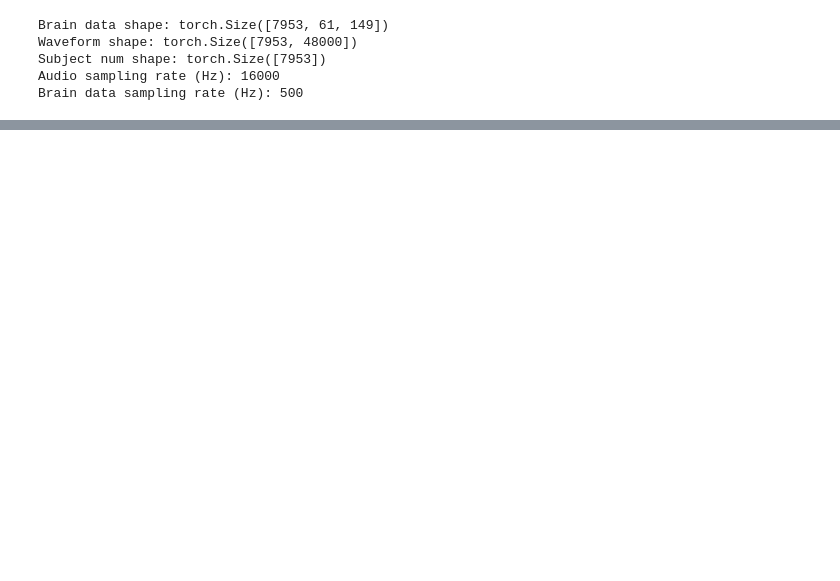
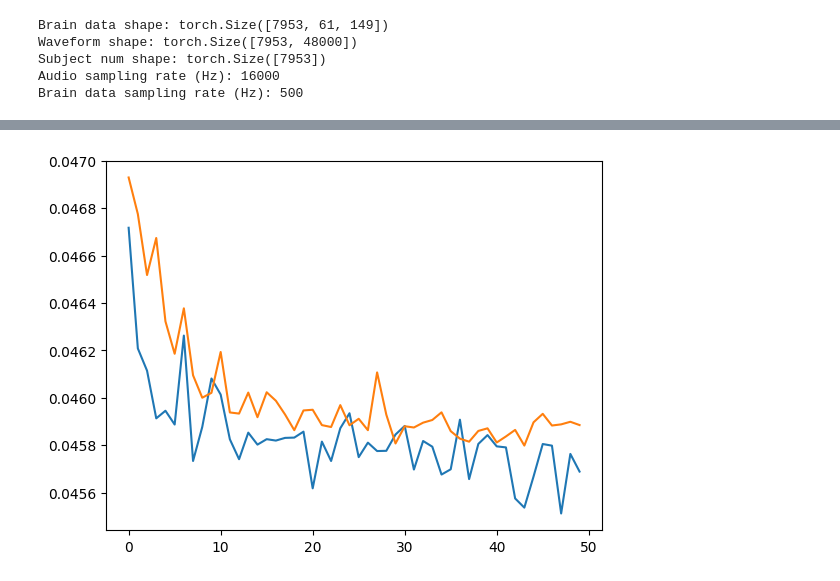
Before and after one commit to Cyb3rBlaze/Facebook-Decoding-Implementation, a Jupyter notebook: train.ipynb, the cells around one changed output, grey strips where cells are left out. Cells and saved outputs as stored; diff of their text form; code cells hidden in the pictures; blank space fills up the shorter version.

Commit message:
Finished segment classification benchmark script and fixed dataset loading

```diff
--- a/train.ipynb
+++ b/train.ipynb
@@ -129,7 +129,7 @@ class BrainDecoder(nn.Module):
     def __init__(self, input_channels, num_k, num_freq_bands, num_subjects):
         super().__init__()
 
-        self.spatial_attention = SpatialAttention(input_channels, 270, 32)
+        self.spatial_attention = SpatialAttention(input_channels, 270, 32, 0.1)
 
         self.conv1 = nn.Conv1d(270, 270, kernel_size=1)
 
@@ -196,7 +181,8 @@ exclude = [2, 7, 9, 23, 24, 27, 28, 29, 30, 31, 32, 33, 43, 46, 47, 49]
 
 dataset = CustomDataset(data_dir="./data/umich", T_out=T_out, num_subjects=num_subjects, exclude=exclude)
 
-train_set, val_set = torch.utils.data.random_split(dataset, [0.8, 0.2])
+train_set = torch.utils.data.Subset(dataset, range(int(len(dataset) * 0.8)))
+val_set = torch.utils.data.Subset(dataset, range(int(len(dataset) * 0.8), int(len(dataset))))
 
 train_loader = torch.utils.data.DataLoader(train_set, batch_size=batch_size, shuffle=True)
 val_loader = torch.utils.data.DataLoader(val_set, batch_size=batch_size, shuffle=True)
@@ -246,0 +243,16 @@ def CLIP(brain_latents, audio_latents, temperature):
+# %%
+C = 61
+F = 768
+
+brain_decoder = BrainDecoder(input_channels=C, num_k=5, num_freq_bands=F, num_subjects=num_subjects)
+brain_decoder.to(device)
+
+clip = CLIP()
+clip.to(device)
+
+# batch_size, C, T
+test_data = torch.randn((32, C, T_out))
+
+# expected output dims: batch_size, F, T_out
+output = brain_decoder(test_data.to(device), torch.zeros((32)))
+output.shape
@@ -247,3 +264,3 @@ def CLIP(brain_latents, audio_latents, temperature):
 # %%
-optimizer = torch.optim.Adam(brain_decoder.parameters(), lr=3e-4)
+optimizer = torch.optim.Adam(list(brain_decoder.parameters()) + list(clip.parameters()), lr=3e-4)
 # %%
@@ -350,0 +379,7 @@ Val loss: 5.556553510519175
+# %%
+plt.plot(epoch_train_losses, label="Train loss")
+plt.plot(epoch_val_losses, label="Val loss")
+
+plt.savefig("./loss_graphs/" + model_name + ".png")
+# %% [output]
+[figure, added]
```
Also changed, not shown: parts of 8 cells of this notebook, 5 other files.
